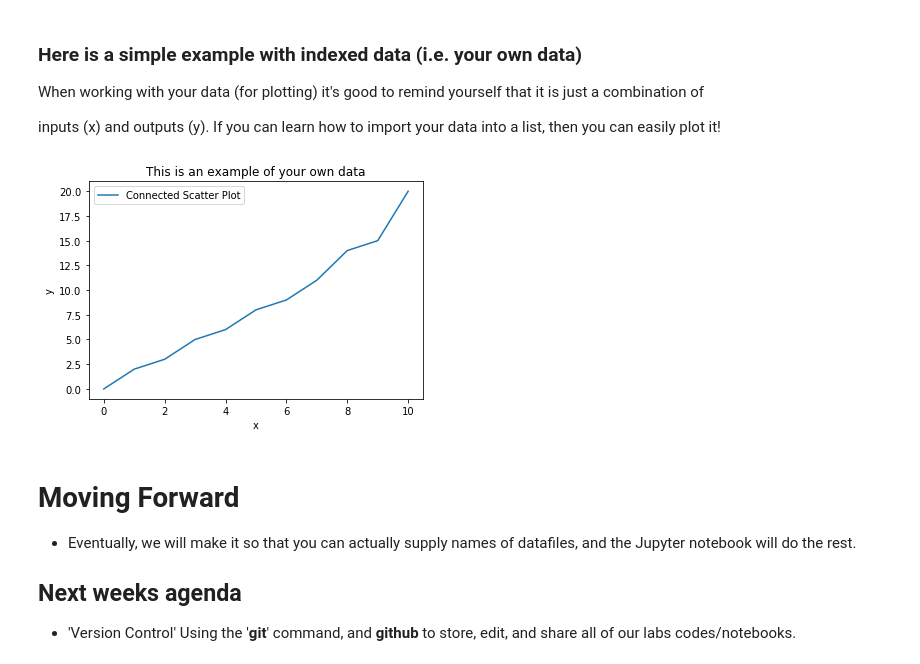
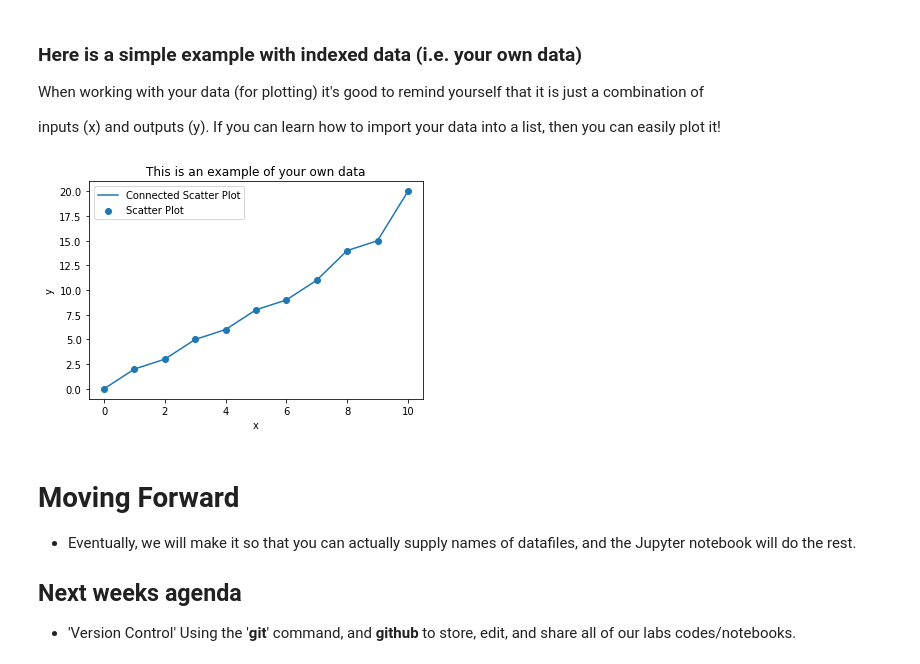
Before and after one commit to reichow-lab/Computational-Workshop, a Jupyter notebook: CmpWrkshp-1.ipynb, the cells around one changed output. Drawn from its saved outputs; the diff is of its cells as text; code cells hidden in the pictures.

```diff
--- a/CmpWrkshp-1.ipynb
+++ b/CmpWrkshp-1.ipynb
@@ -93,22 +90,22 @@ inputs (x) and outputs (y). If you can learn how to import your data into a list
 # %%
 import numpy as np
 import matplotlib.pyplot as plt
 
 x = np.linspace(0,10)
 
 x = [0,1,2,3,4,5,6,7,8,9,10]
 y = [0,2,3,5,6,8,9,11,14,15,20]
 
-#plt.scatter(x,y, label='Scatter Plot')
+plt.scatter(x,y, label='Scatter Plot')
 plt.plot (x,y, label='Connected Scatter Plot')
 
 plt.title('This is an example of your own data')
 plt.legend()
 plt.xlabel('x')
 plt.ylabel('y')
 plt.show()
 # %% [output]
-[figure, old version]
+[figure, new version]
 # %% [markdown]
 # Moving Forward
 
```
Also changed, not shown: parts of 2 cells of this notebook.
